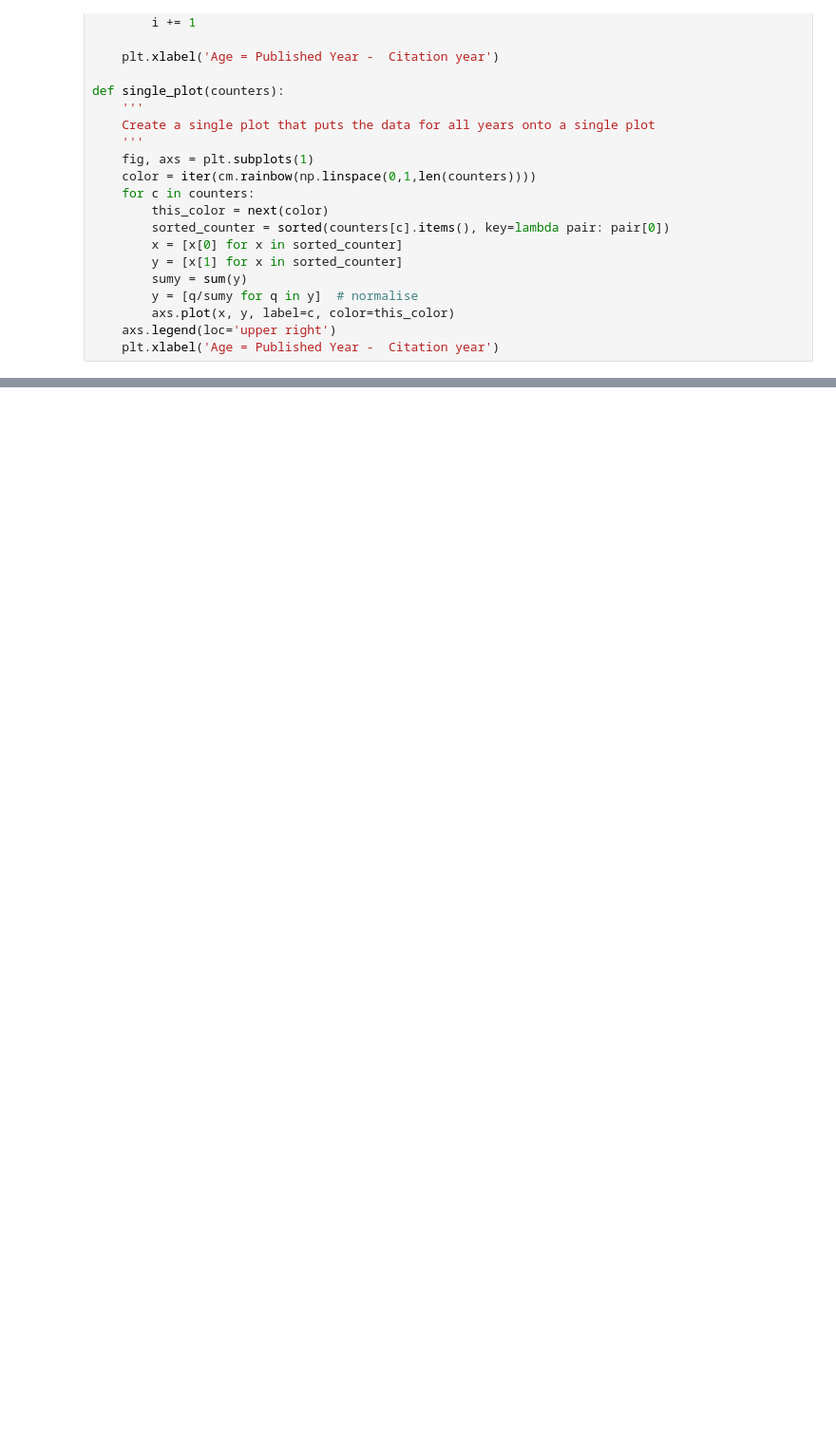
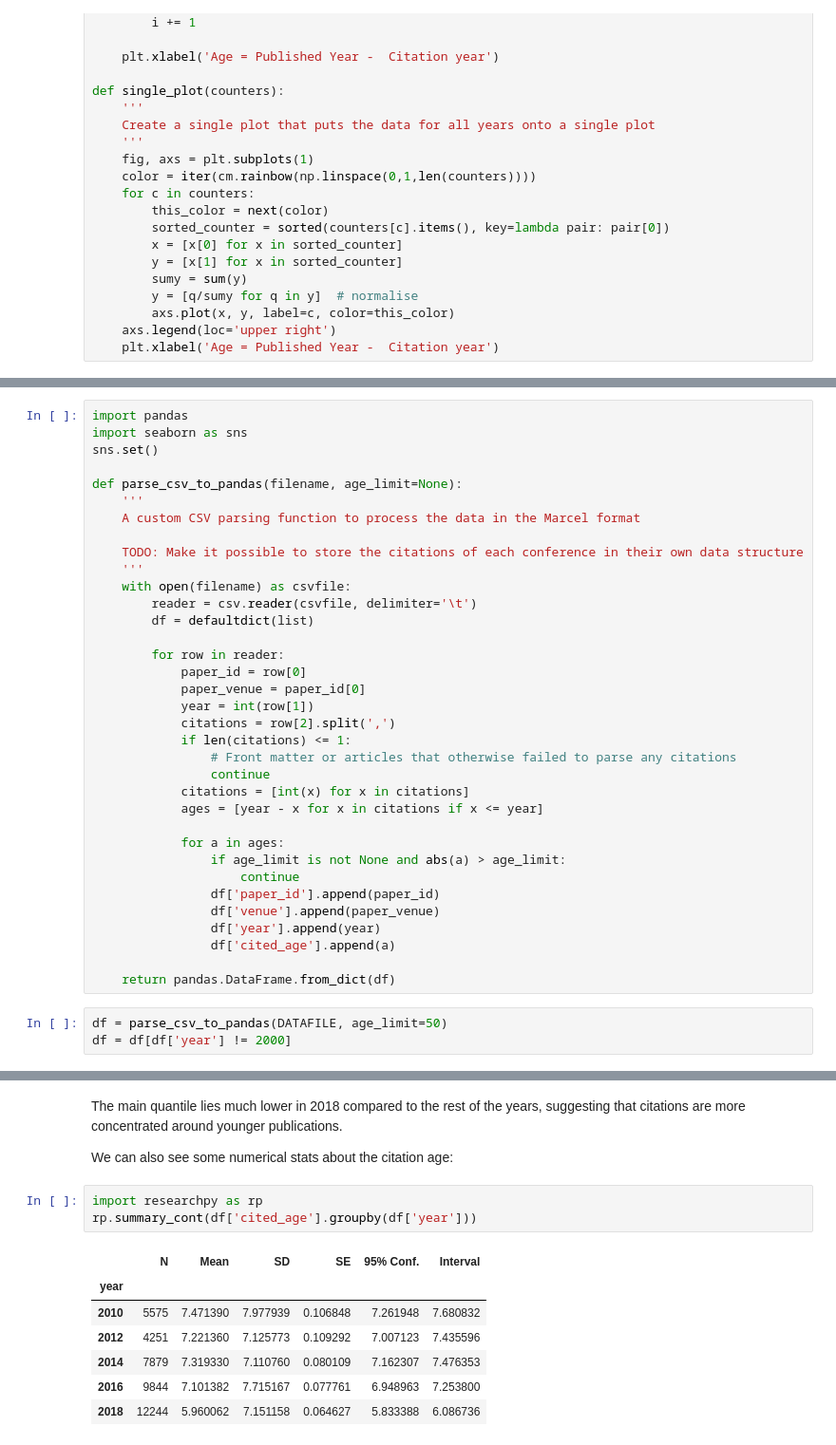
Before and after one commit to coastalcph/acl-citations, a Jupyter notebook: anthology_analysis.ipynb, the cells around one changed output, grey strips where cells are left out. Shown at 95% size. Saved outputs shown, nothing was run; the diff lists cells and outputs as text; blank space fills up the shorter version.

```diff
--- a/anthology_analysis.ipynb
+++ b/anthology_analysis.ipynb
@@ -99,0 +98,38 @@ single_plot(fifty_year_counters)
+# %%
+import pandas
+import seaborn as sns
+sns.set()
+
+def parse_csv_to_pandas(filename, age_limit=None):
+    '''
+    A custom CSV parsing function to process the data in the Marcel format
+
+    TODO: Make it possible to store the citations of each conference in their own data structure
+    '''
+    with open(filename) as csvfile:
+        reader = csv.reader(csvfile, delimiter='\t')
+        df = defaultdict(list)
+
+        for row in reader:
+            paper_id = row[0]
+            paper_venue = paper_id[0]
+            year = int(row[1])
+            citations = row[2].split(',')
+            if len(citations) <= 1:
+                # Front matter or articles that otherwise failed to parse any citations
+                continue
+            citations = [int(x) for x in citations]
+            ages = [year - x for x in citations if x <= year]
+
+            for a in ages:
+                if age_limit is not None and abs(a) > age_limit:
+                    continue
+                df['paper_id'].append(paper_id)
+                df['venue'].append(paper_venue)
+                df['year'].append(year)
+                df['cited_age'].append(a)
+
+    return pandas.DataFrame.from_dict(df)
+# %%
+df = parse_csv_to_pandas(DATAFILE, age_limit=50)
+df = df[df['year'] != 2000]
@@ -99,0 +161,15 @@ single_plot(fifty_year_counters)
+# %% [markdown]
+The main quantile lies much lower in 2018 compared to the rest of the years, suggesting that citations are more concentrated around younger publications.
+
+We can also see some numerical stats about the citation age:
+# %%
+import researchpy as rp
+rp.summary_cont(df['cited_age'].groupby(df['year']))
+# %% [output]
+|  | N | Mean | SD | SE | 95% Conf. | Interval |
+| year |  |  |  |  |  |  |
+| 2010 | 5575 | 7.471390 | 7.977939 | 0.106848 | 7.261948 | 7.680832 |
+| 2012 | 4251 | 7.221360 | 7.125773 | 0.109292 | 7.007123 | 7.435596 |
+| 2014 | 7879 | 7.319330 | 7.110760 | 0.080109 | 7.162307 | 7.476353 |
+| 2016 | 9844 | 7.101382 | 7.715167 | 0.077761 | 6.948963 | 7.253800 |
+| 2018 | 12244 | 5.960062 | 7.151158 | 0.064627 | 5.833388 | 6.086736 |
```
Also changed, not shown: parts of 20 cells of this notebook, 1 other file.
